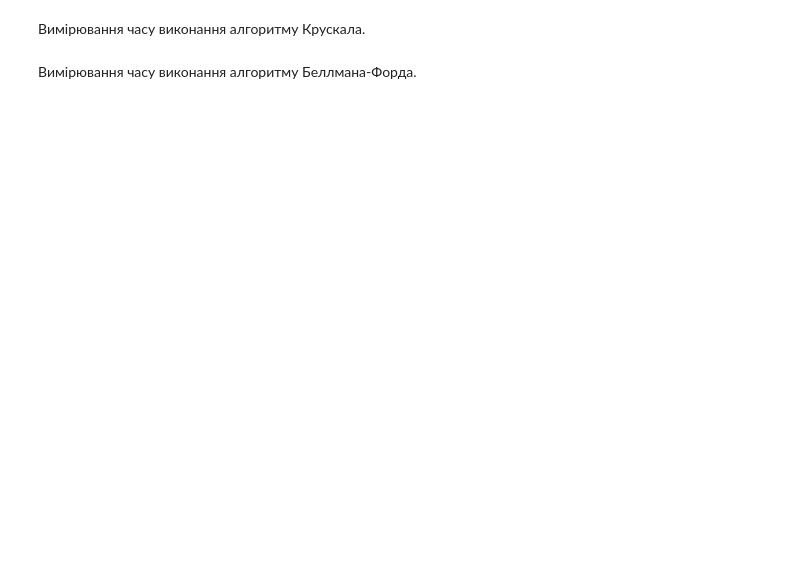
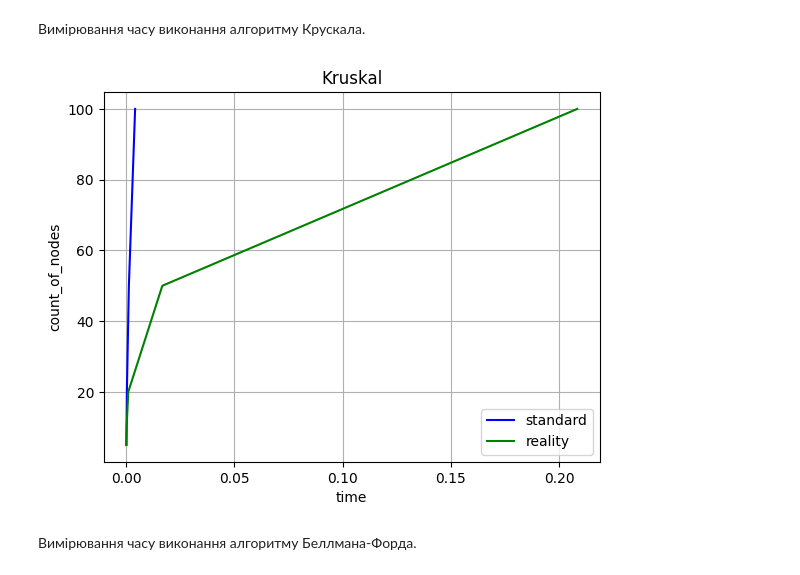
Before and after one commit to Luzefik/lab_1_discrete-math, a Jupyter notebook: Lab1_trees.ipynb, the cells around one changed output. Drawn from its saved outputs; the diff is of its cells as text; code cells hidden in the pictures; blank space fills up the shorter version.

```diff
--- a/Lab1_trees.ipynb
+++ b/Lab1_trees.ipynb
@@ -331,22 +405,16 @@ plt.show()
 # %% [markdown]
 Вимірювання часу виконання алгоритму Крускала.
 # %%
+time_taken = {'standard':{}, 'reality': {}}
+
 for count in (5, 10, 20, 50, 100):
-    for i in tqdm(range(NUM_OF_ITERATIONS)):
-
+    for _ in tqdm(range(NUM_OF_ITERATIONS)):
         G = gnp_random_connected_graph(count, 0.4, False)
-
-        time_taken['etalon'][count] = measure(tree.minimum_spanning_tree, G, algorithm="kruskal")
+        time_taken['standard'][count] = measure(tree.minimum_spanning_tree, G, algorithm="kruskal")
         time_taken['reality'][count] = measure(kruskal_mst, G)
-
-plt.plot(time_taken['etalon'].values(), time_taken['etalon'].keys(), label="etalon", color="b", linestyle="-")
-plt.plot(time_taken['reality'].values(), time_taken['reality'].keys(), label="reality", color="g", linestyle="-")
-plt.xlabel("time")
-plt.ylabel("count_of_nodes")
-plt.title("Kruskal")
-plt.legend()
-plt.grid()
-plt.show()
+plot_graph(time_taken, "Kruskal")
+# %% [output]
+[figure, added]
 # %% [markdown]
 Вимірювання часу виконання алгоритму Беллмана-Форда.
 # %%
```
Also changed, not shown: parts of 37 cells of this notebook.
